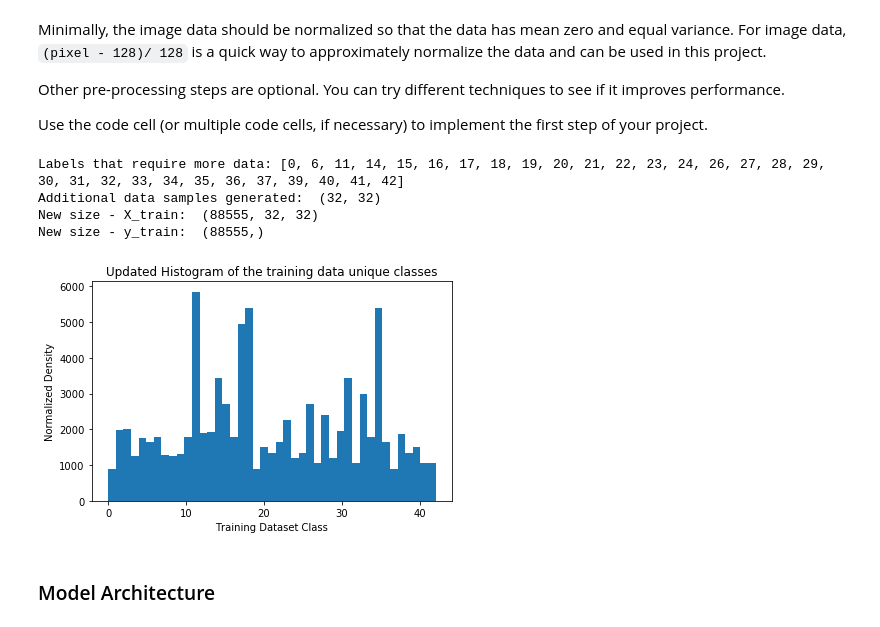
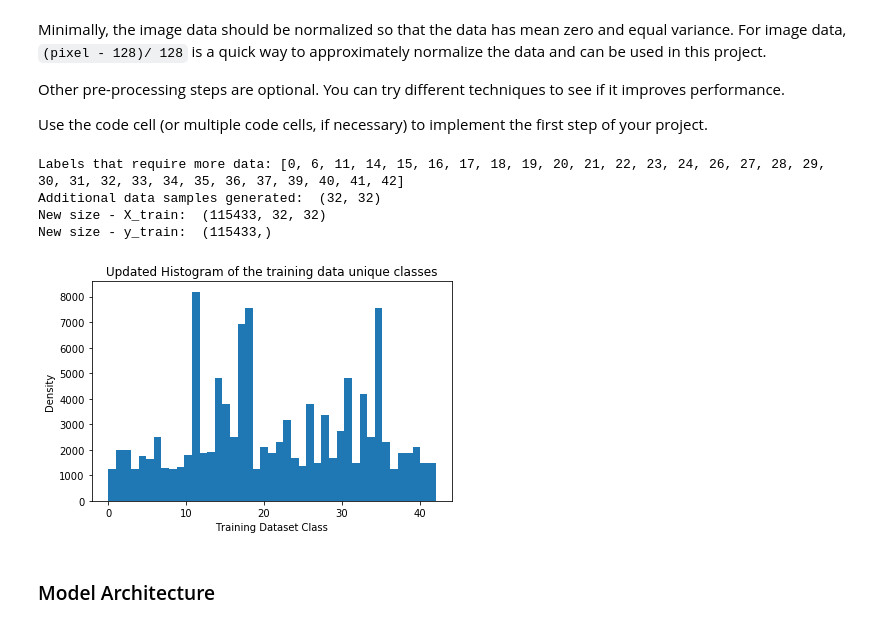
Before and after one commit to CHUCK-P/Traffic_Sign_Classifier, a Jupyter notebook: Traffic_Sign_Classifier.ipynb, the cells around one changed output. Drawn from its saved outputs; the diff is of its cells as text; code cells hidden in the pictures.

```diff
--- a/Traffic_Sign_Classifier.ipynb
+++ b/Traffic_Sign_Classifier.ipynb
@@ -256,11 +259,11 @@ for i in range(len(X_test)):
 #plt.imshow(image)
 # %%
 # Add more data for low sample lables
-# For each data label, add 4 more images per image - *JUST FOR TRAINING DATA*
+# For each data label, add 6 more images per image - *JUST FOR TRAINING DATA*
 index_count = np.bincount(y_train)
 indexes = [i for i in range(len(index_count)) if index_count[i] < 1200]
 print("Labels that require more data:", indexes)
-angles = [-20,-10,10,20]
+angles = [-20,-15,-10,10,15,20]
 
 # Collect all class labels that require data generation
 X_data, y_data = zip(*[(X_train_gray[i], y_train[i]) for i in range(0,len(y_train)) if y_train[i] in indexes])
@@ -279,8 +282,8 @@ print("New size - y_train: ", np.shape(y_train))
 # %% [output]
 Labels that require more data: [0, 6, 11, 14, 15, 16, 17, 18, 19, 20, 21, 22, 23, 24, 26, 27, 28, 29, 30, 31, 32, 33, 34, 35, 36, 37, 39, 40, 41, 42]
 Additional data samples generated:  (32, 32)
-New size - X_train:  (88555, 32, 32)
-New size - y_train:  (88555,)
+New size - X_train:  (115433, 32, 32)
+New size - y_train:  (115433,)
 # %%
 # SHUFFLE AND RESHAPE THE DATA
 
@@ -306,18 +309,18 @@ X_test, y_test = shuffle(X_test, y_test)
 # %%
 # PLOT UPDATED HISTOGRAM
 fig,ax = plt.subplots()
 #histogram of the data
 n, bins, patches = ax.hist(y_train,n_classes) #,normed=1
 ax.set_xlabel('Training Dataset Class')
-ax.set_ylabel('Normalized Density')
+ax.set_ylabel('Density')
 ax.set_title('Updated Histogram of the training data unique classes')
 #
 fig.tight_layout()
 plt.show()
 
 fig.savefig('./examples/plot2.png')
 # %% [output]
-[figure, old version]
+[figure, new version]
 # %% [markdown]
 ### Model Architecture
 # %%
```
Also changed, not shown: parts of 6 cells of this notebook.
